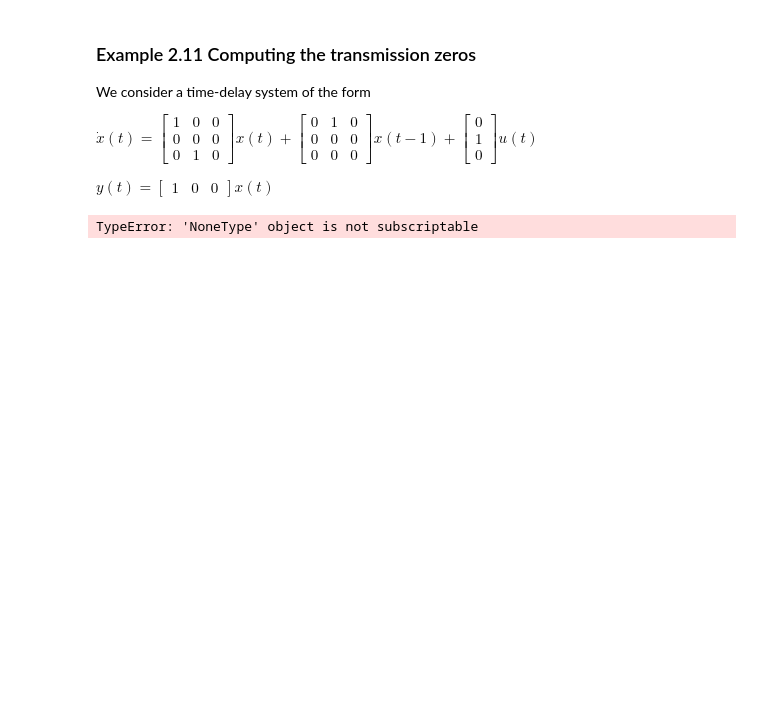
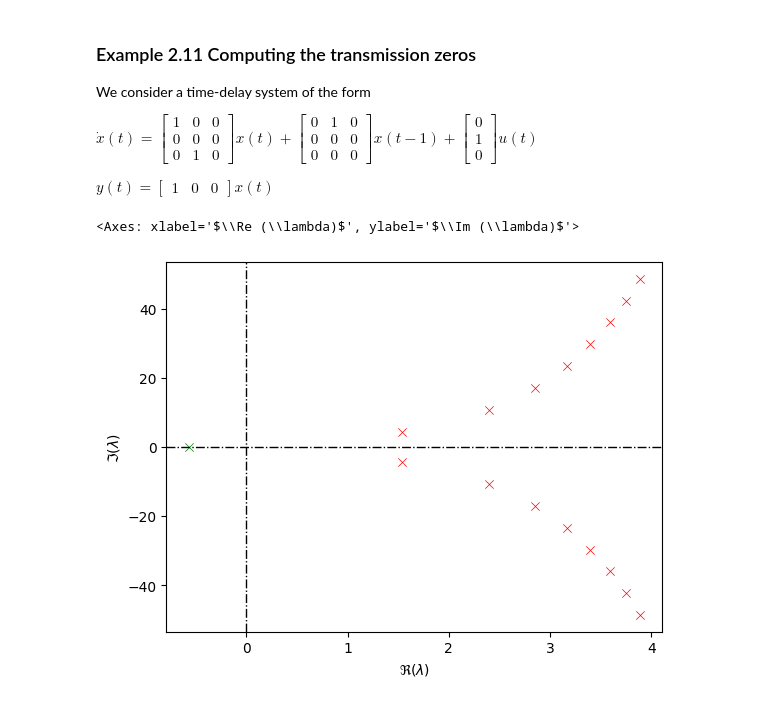
Before and after one commit to LockeErasmus/tdcpy, a Jupyter notebook: docs/coming_from_matlab.ipynb, the cells around one changed output. Saved outputs shown, nothing was run; the diff lists cells and outputs as text; code cells hidden in the pictures; blank space fills up the shorter version.

```diff
--- a/docs/coming_from_matlab.ipynb
+++ b/docs/coming_from_matlab.ipynb
@@ -617,28 +633,31 @@ $y(t) = \begin{bmatrix}1 & 0 & 0 \end{bmatrix} x(t)$
 # %%
 A0 = np.array([[1, 0, 1],
                [0, 0, 0],
                [0, 1, 0]])
 
 A1 = np.array([[0,1,0],
                [0,0,0],
                [0,0,0]])
 
 A = np.stack([A0,A1],axis=2)
 hA = np.array([0,1.])
 
 B0 = np.array([[0],[1],[0]])
 B = np.stack([B0],axis=2)
 hB = np.array([0.])
 
 C0 = np.stack([[1,0,0]])
 C = np.stack([C0],axis=2)
 hC = np.array([0.])
 
 D = np.zeros(shape=(1,1,1))
 hD = np.array([0.])
 
 rdde = tds.DDAE(A=A,hA=hA,B=B,hB=hB,C=C,hC=hC,D=D,hD=hD)
 
 zr, zr_info = tds.zeros(rdde, r=[-4, 4, -50, 50])
+
+plt.eigen_plot(zr)
 # %% [output]
-TypeError: 'NoneType' object is not subscriptable
+<Axes: xlabel='$\\Re (\\lambda)$', ylabel='$\\Im (\\lambda)$'>
+[figure, added]
```
Also changed, not shown: parts of 33 cells of this notebook, 9 other files.
